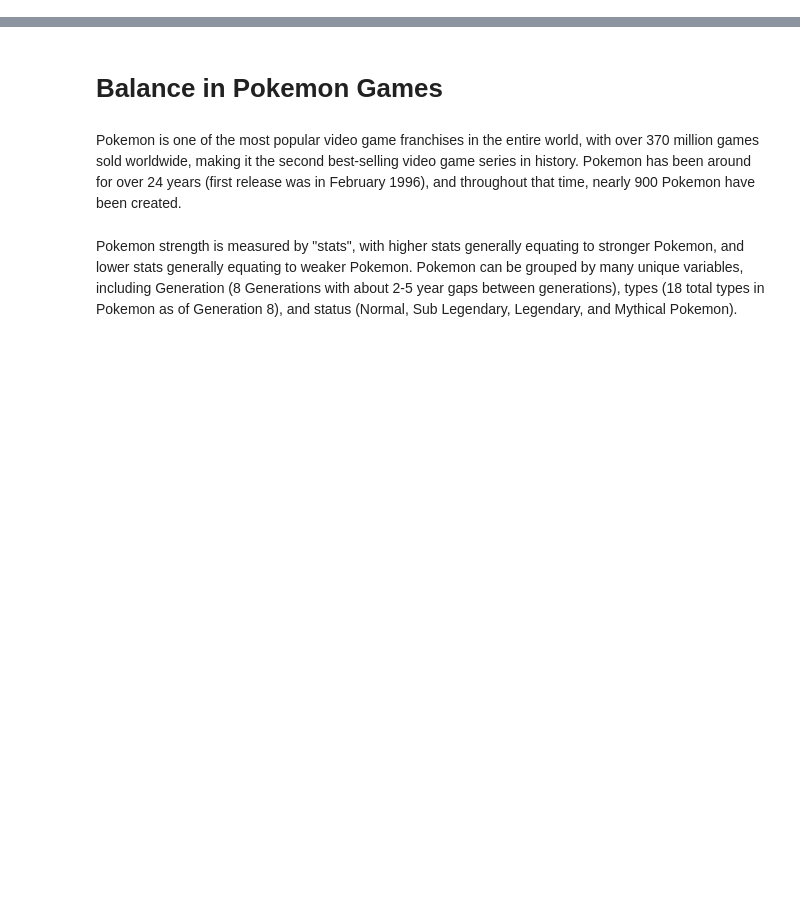
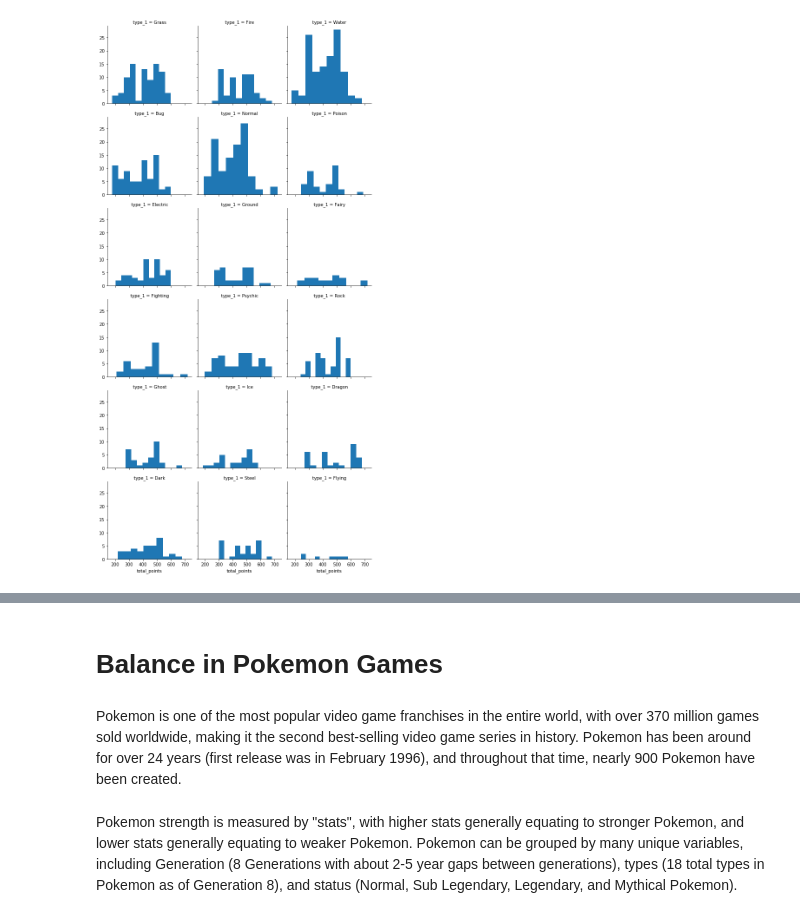
Before and after one commit to jasonhua805/Pokemon-Data-Visualization, a Jupyter notebook: Explanatory Data Analysis.ipynb, the cells around one changed output, grey strips where cells are left out. Saved outputs shown, nothing was run; the diff lists cells and outputs as text; code cells hidden in the pictures; blank space fills up the shorter version.

```diff
--- a/Explanatory Data Analysis.ipynb
+++ b/Explanatory Data Analysis.ipynb
@@ -0,0 +14,21 @@
+# %%
+# Delete the second instance of each entry with a duplicated pokedex number
+# because the first instance is always the base form and the rest are all "Mega Evolutions"/Alternate Forms
+pokemon = pokemon.drop_duplicates(subset='pokedex_number', keep="first")
+pokemon.reset_index(inplace=True)
+# %%
+# It appears that this database we're using is missing catch rate information on the most recent generation of Pokemon.
+# Thankfully, we have access to another dataset from Kaggle that does have this catch rate information for the new Pokemon.
+# We'll merge this information into our existing dataframe to fix the issue
+
+df2 = pd.read_csv('gen_8.csv')
+
+# Some of the names of our Pokemon still list out monikers for alternate forms instead of just the Pokemon's name.
+# We will now remove these monikers to fix this issue.
+
+pokemon['name'][848] = "Toxtricity"
+pokemon['name'][874] = "Eiscue"
+pokemon['name'][875] = "Indeedee"
+pokemon['name'][876] = "Morpeko"
+pokemon['name'][887] = "Zacian"
+pokemon['name'][888] = "Zamazenta"
@@ -0,0 +52,7 @@
+# %%
+pokemon = pokemon.merge(df2[['Name','Cap_Rate']], how='left', left_on = 'name',right_on='Name')
+for z in range(len(pokemon)):
+    if pd.isnull(pokemon['catch_rate'].iloc[z]):
+        pokemon['catch_rate'][z] = pokemon['Cap_Rate'][z]
+pokemon.set_index('pokedex_number',inplace=True)
+pokemon.drop(columns=['Name','Cap_Rate','index'],inplace=True)
@@ -0,0 +68,6 @@
+# %%
+# Since there are only a few left to fill in, we can google search the rest of this missing information and manually fix the missing data
+pokemon['catch_rate'][808] = 3
+pokemon['catch_rate'][809] = 3
+pokemon['catch_rate'][865] = 45
+pokemon['catch_rate'][866] = 45
@@ -0,0 +91,5 @@
+# %%
+g = sb.FacetGrid(data = pokemon, col = 'type_1',col_wrap=3)
+g.map(plt.hist, "total_points");
+# %% [output]
+[figure, added]
```
Also changed, not shown: parts of 40 cells of this notebook.
